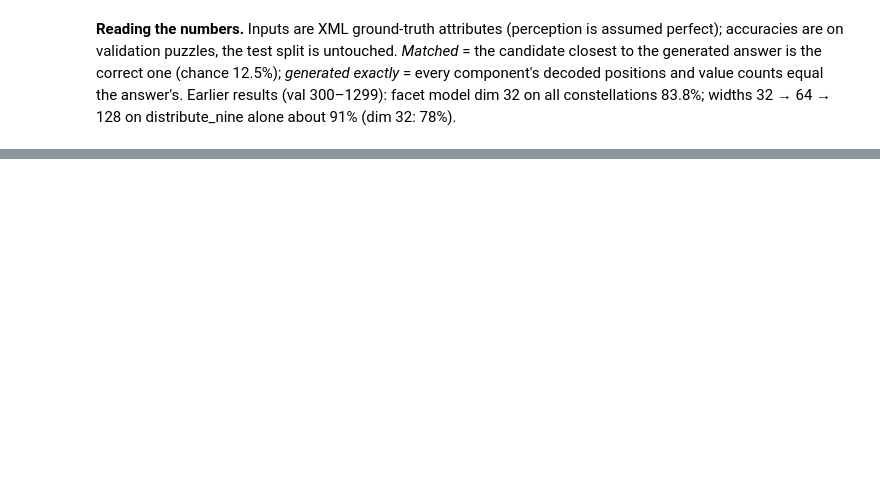
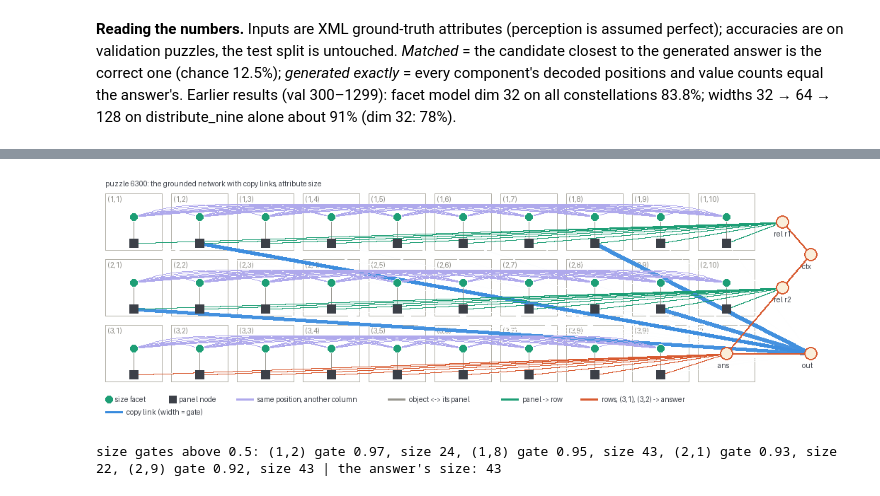
Before and after one commit to kaskare/rpm-thesis, a Jupyter notebook: notebooks/facet_model.ipynb, the cells around one changed output, grey strips where cells are left out. Drawn from its saved outputs; the diff is of its cells as text; code cells hidden in the pictures; blank space fills up the shorter version.

```diff
--- a/notebooks/facet_model.ipynb
+++ b/notebooks/facet_model.ipynb
@@ -275,0 +304,16 @@ constellations 83.8%; widths 32 → 64 → 128 on distribute_nine alone about 91
+# %%
+def load_facet(ckpt, copy):
+    a = json.load(open(f"{ckpt}/best.json"))["args"]
+    m = B.build_facet_template(32, 2, widths=[int(w) for w in a["widths"].split(",")], copy=copy)
+    m.build(Settings(optimizer=Adam(lr=a["lr"]), error_function=MSE(), iso_value_compression=False))
+    m.load(f"{ckpt}/template_best.bin")
+    return m
+
+xmodels = {"plain": load_facet("experiments/facet_iravenx_n10_m50", False),
+           "copy links": load_facet("experiments/facet_iravenx_n10_m50_copy", True)}
+lines = str(B.build_facet_template(32, 2, widths=WIDTHS, copy=True)).splitlines()
+print("the rules copy links add (shown for panel p0):")
+for l in lines:
+    if l.startswith(("gate(p0,", "gate/", "copy")) or (l.startswith("oa") and "copy" in l):
+        print("  " + re.sub(r"\[(-6\.0, )+-6\.0\]", "[-6.0 x 50]", l))
+print(f"the two gate rules repeat for each of the {B.N_CTX} context panels; {len(lines)} lines in the whole template")
@@ -275,0 +329,18 @@ constellations 83.8%; widths 32 → 64 → 128 on distribute_nine alone about 91
+# %%
+xbuilt, xouts = {}, {}
+for name, m in xmodels.items():
+    samples = [Sample(R.out(f"x{i}")[B.facet_target(p[B.N_CTX + y]).tolist()],
+                      B.puzzle_facts(p, f"x{i}") + B.facet_facts(p, "therm", "center_single", copy=name != "plain")
+                      + [R.qcomp(f"x{i}", "k0")]) for i, (p, y, _) in enumerate(xdata)]
+    xbuilt[name] = list(m.build_dataset(Dataset(samples)))
+    xouts[name] = [{"k0": np.asarray(o, dtype=float).flatten()} for o in m.test(xbuilt[name])]
+for name in xmodels:
+    print(f"{name:10s} generated: {readable(B.facet_decode(xouts[name][XI]['k0']))}")
+print(f"{'':10s} answer:    {readable(B.decode(B.describe(xp[B.N_CTX + xy])))}")
+
+xmodels["copy links"].test([xbuilt["copy links"][XI]])      # the sample's neurons now hold this puzzle's values
+gates = {a: FV.gate_means(xbuilt["copy links"][XI], a) for a in B.FACET_ATTRS}
+print(f"\ncopy gates of puzzle {6300 + XI} (mean over the 50 bits), per context panel:")
+for a in B.FACET_ATTRS:
+    print(a + "".join(f"\n   row {r + 1}: " + " ".join(f"{gates[a][r * 10 + c]:.2f}" if r * 10 + c < B.N_CTX else "   ?"
+                                                    for c in range(10)) for r in range(3)))
@@ -275,0 +365,11 @@ constellations 83.8%; widths 32 → 64 → 128 on distribute_nine alone about 91
+# %%
+xedges = FV.ground_graph(B.build_facet_template(32, 2, widths=WIDTHS, copy=True),
+                         B.puzzle_facts(xp, "g") + B.facet_facts(xp, "therm", "center_single", copy=True) + [R.qcomp("g", "k0")], "g")
+display(FV.draw_network(xp, xedges, "size", gates=gates["size"], s=80,
+                        title=f"puzzle {6300 + XI}: the grounded network with copy links, attribute size"))
+print(f"size gates above 0.5: " + ", ".join(f"({p // 10 + 1},{p % 10 + 1}) gate {v:.2f}, size {xp[p][0]['size']}"
+                                            for p, v in gates["size"].items() if v > 0.5)
+      + f" | the answer's size: {xp[B.N_CTX + xy][0]['size']}")
+# %% [output]
+[figure, added]
+size gates above 0.5: (1,2) gate 0.97, size 24, (1,8) gate 0.95, size 43, (2,1) gate 0.93, size 22, (2,9) gate 0.92, size 43 | the answer's size: 43
```
Also changed, not shown: parts of 11 cells of this notebook, 9 other files.
